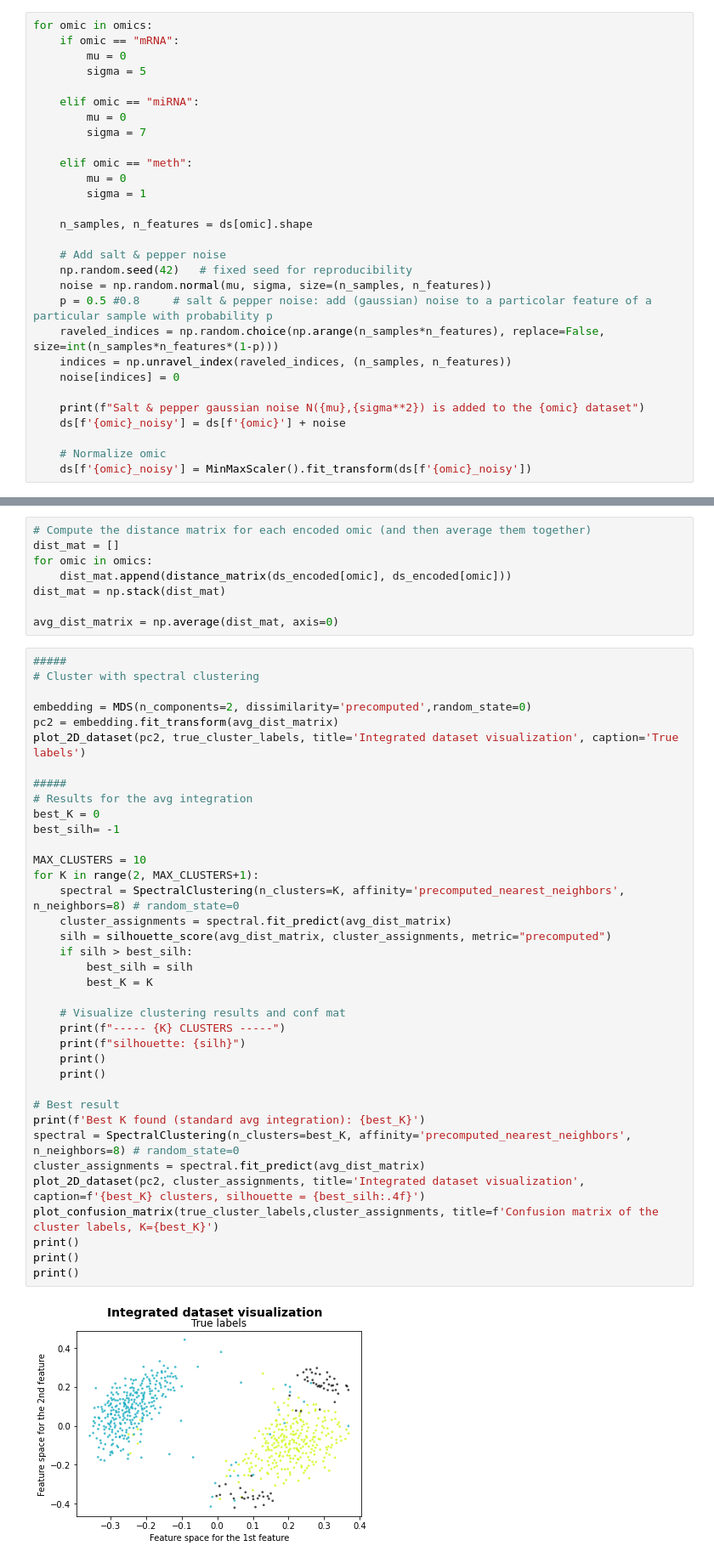
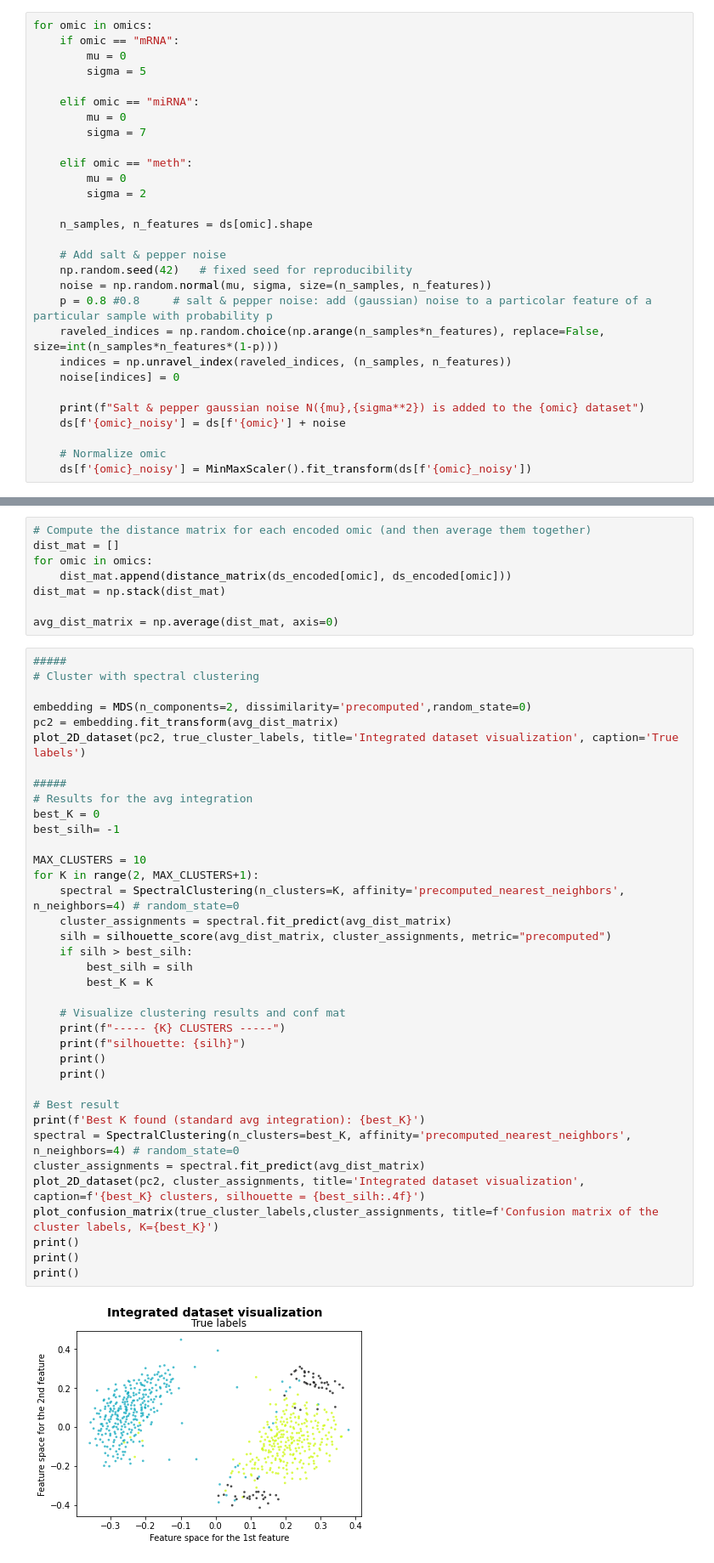
Before and after one commit to Shargus/Multi-omics-clustering, a Jupyter notebook: Visualizations.ipynb, the cells around one changed output, grey strips where cells are left out. Shown at 85% size. Drawn from its saved outputs; the diff is of its cells as text.

```diff
--- a/Visualizations.ipynb
+++ b/Visualizations.ipynb
@@ -924,14 +958,14 @@ for omic in omics:
 
     elif omic == "meth":
         mu = 0
-        sigma = 1
+        sigma = 2
 
     n_samples, n_features = ds[omic].shape
 
     # Add salt & pepper noise
     np.random.seed(42)   # fixed seed for reproducibility
     noise = np.random.normal(mu, sigma, size=(n_samples, n_features))
-    p = 0.5 #0.8     # salt & pepper noise: add (gaussian) noise to a particolar feature of a particular sample with probability p
+    p = 0.8 #0.8     # salt & pepper noise: add (gaussian) noise to a particolar feature of a particular sample with probability p
     raveled_indices = np.random.choice(np.arange(n_samples*n_features), replace=False, size=int(n_samples*n_features*(1-p)))
     indices = np.unravel_index(raveled_indices, (n_samples, n_features))
     noise[indices] = 0
@@ -1009,34 +1043,34 @@ pc2 = embedding.fit_transform(avg_dist_matrix)
 plot_2D_dataset(pc2, true_cluster_labels, title='Integrated dataset visualization', caption='True labels')
 
 #####
 # Results for the avg integration
 best_K = 0
 best_silh= -1
 
 MAX_CLUSTERS = 10
 for K in range(2, MAX_CLUSTERS+1):
-    spectral = SpectralClustering(n_clusters=K, affinity='precomputed_nearest_neighbors', n_neighbors=8) # random_state=0
+    spectral = SpectralClustering(n_clusters=K, affinity='precomputed_nearest_neighbors', n_neighbors=4) # random_state=0
     cluster_assignments = spectral.fit_predict(avg_dist_matrix)
     silh = silhouette_score(avg_dist_matrix, cluster_assignments, metric="precomputed")
     if silh > best_silh:
         best_silh = silh
         best_K = K
 
     # Visualize clustering results and conf mat
     print(f"----- {K} CLUSTERS -----")
     print(f"silhouette: {silh}")
     print()
     print()
 
 # Best result
 print(f'Best K found (standard avg integration): {best_K}')
-spectral = SpectralClustering(n_clusters=best_K, affinity='precomputed_nearest_neighbors', n_neighbors=8) # random_state=0
+spectral = SpectralClustering(n_clusters=best_K, affinity='precomputed_nearest_neighbors', n_neighbors=4) # random_state=0
 cluster_assignments = spectral.fit_predict(avg_dist_matrix)
 plot_2D_dataset(pc2, cluster_assignments, title='Integrated dataset visualization', caption=f'{best_K} clusters, silhouette = {best_silh:.4f}')
 plot_confusion_matrix(true_cluster_labels,cluster_assignments, title=f'Confusion matrix of the cluster labels, K={best_K}')
 print()
 print()
 print()
 # %% [output]
-[figure, old version]
+[figure, new version]
 ----- 2 CLUSTERS -----
```
Also changed, not shown: parts of 11 cells of this notebook, 1 other file.
